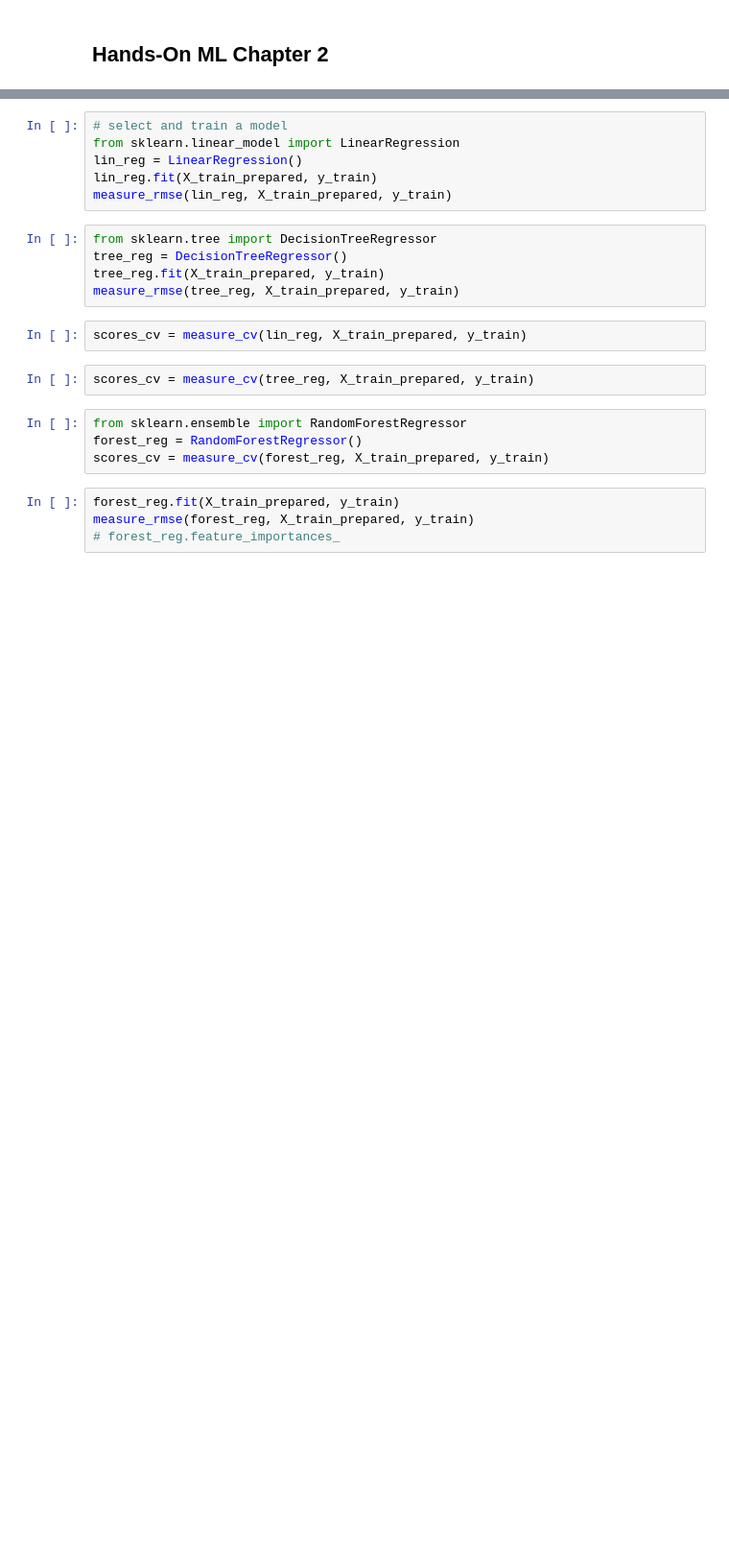
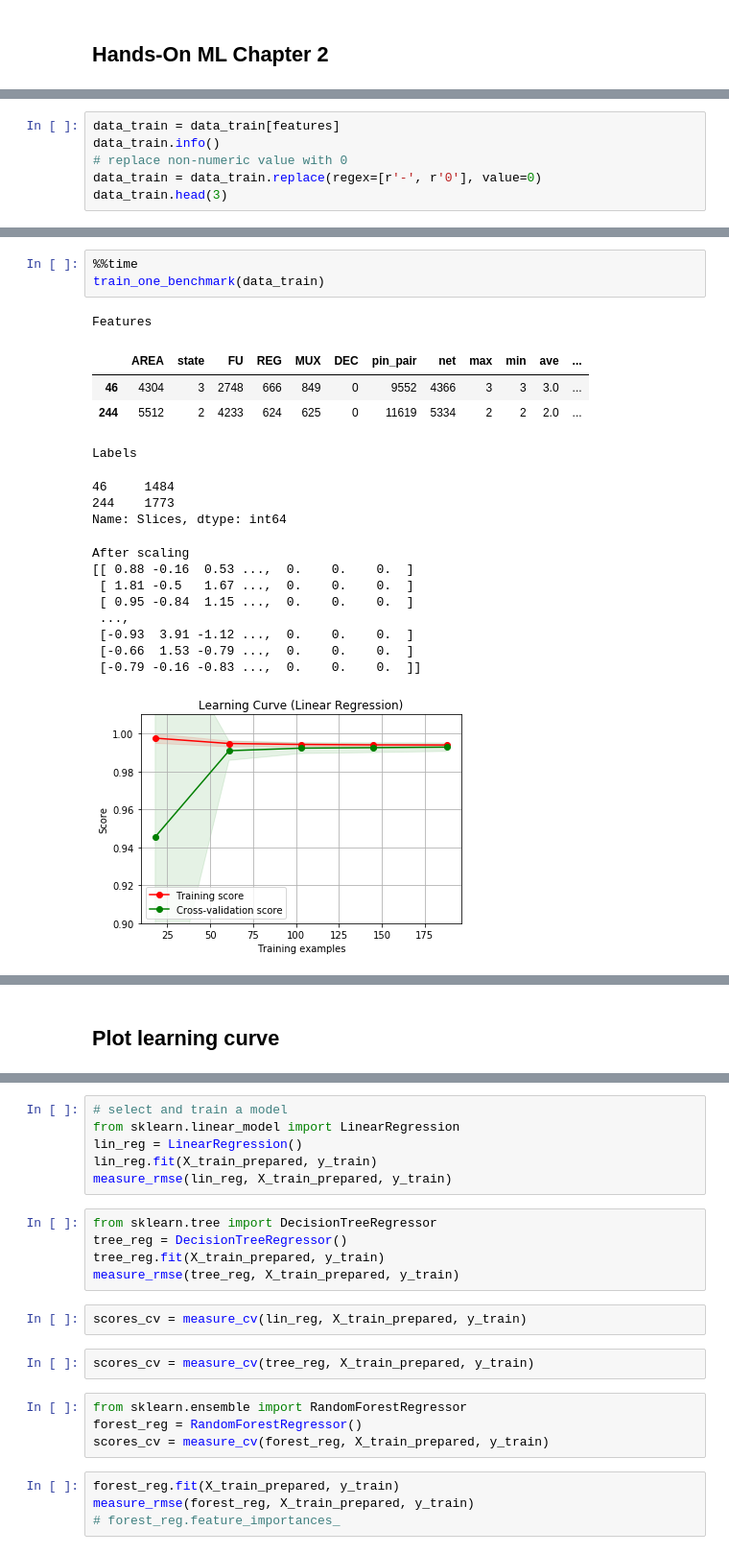
Before and after one commit to freelsn/dse-scripts, a Jupyter notebook: IN-PROGRESS/trade-off-prediction/Untitled.ipynb, the cells around one changed output, grey strips where cells are left out. Shown at 96% size. Drawn from its saved outputs; the diff is of its cells as text; blank space fills up the shorter version.

```diff
--- a/IN-PROGRESS/trade-off-prediction/Untitled.ipynb
+++ b/IN-PROGRESS/trade-off-prediction/Untitled.ipynb
@@ -137,0 +218,6 @@ X_train_prepared = X_train_num_tr_scaled.copy()
+# %%
+data_train = data_train[features]
+data_train.info()
+# replace non-numeric value with 0
+data_train = data_train.replace(regex=[r'-', r'0'], value=0)
+data_train.head(3)
@@ -137,0 +246,21 @@ X_train_prepared = X_train_num_tr_scaled.copy()
+# %%
+%%time
+train_one_benchmark(data_train)
+# %% [output]
+Features
+|  | AREA | state | FU | REG | MUX | DEC | pin_pair | net | max | min | ave | ... |
+| 46 | 4304 | 3 | 2748 | 666 | 849 | 0 | 9552 | 4366 | 3 | 3 | 3.0 | ... |
+| 244 | 5512 | 2 | 4233 | 624 | 625 | 0 | 11619 | 5334 | 2 | 2 | 2.0 | ... |
+Labels
+46     1484
+244    1773
+Name: Slices, dtype: int64
+After scaling
+[[ 0.88 -0.16  0.53 ...,  0.    0.    0.  ]
+ [ 1.81 -0.5   1.67 ...,  0.    0.    0.  ]
+ [ 0.95 -0.84  1.15 ...,  0.    0.    0.  ]
+ ...,
+ [-0.93  3.91 -1.12 ...,  0.    0.    0.  ]
+ [-0.66  1.53 -0.79 ...,  0.    0.    0.  ]
+ [-0.79 -0.16 -0.83 ...,  0.    0.    0.  ]]
+[figure, added]
@@ -137,0 +268,2 @@ X_train_prepared = X_train_num_tr_scaled.copy()
+# %% [markdown]
+## Plot learning curve
```
Also changed, not shown: parts of 43 cells of this notebook, 2 other files.
